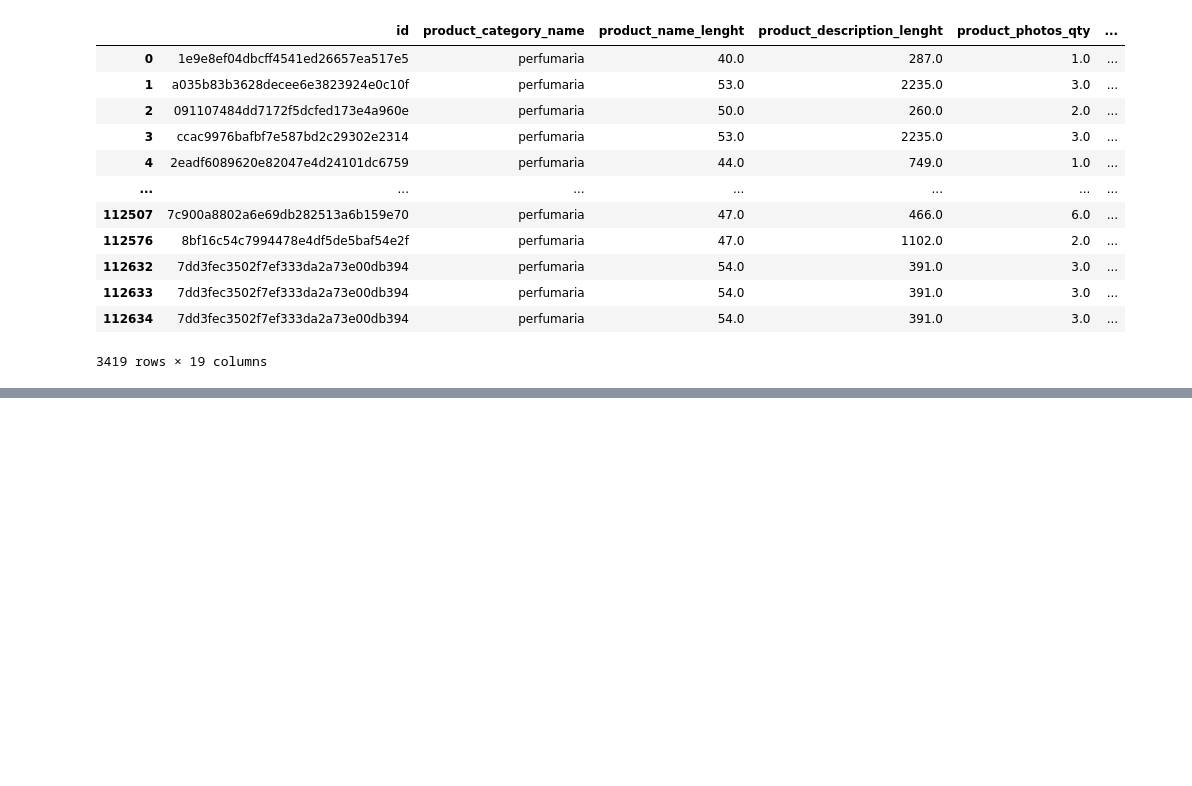
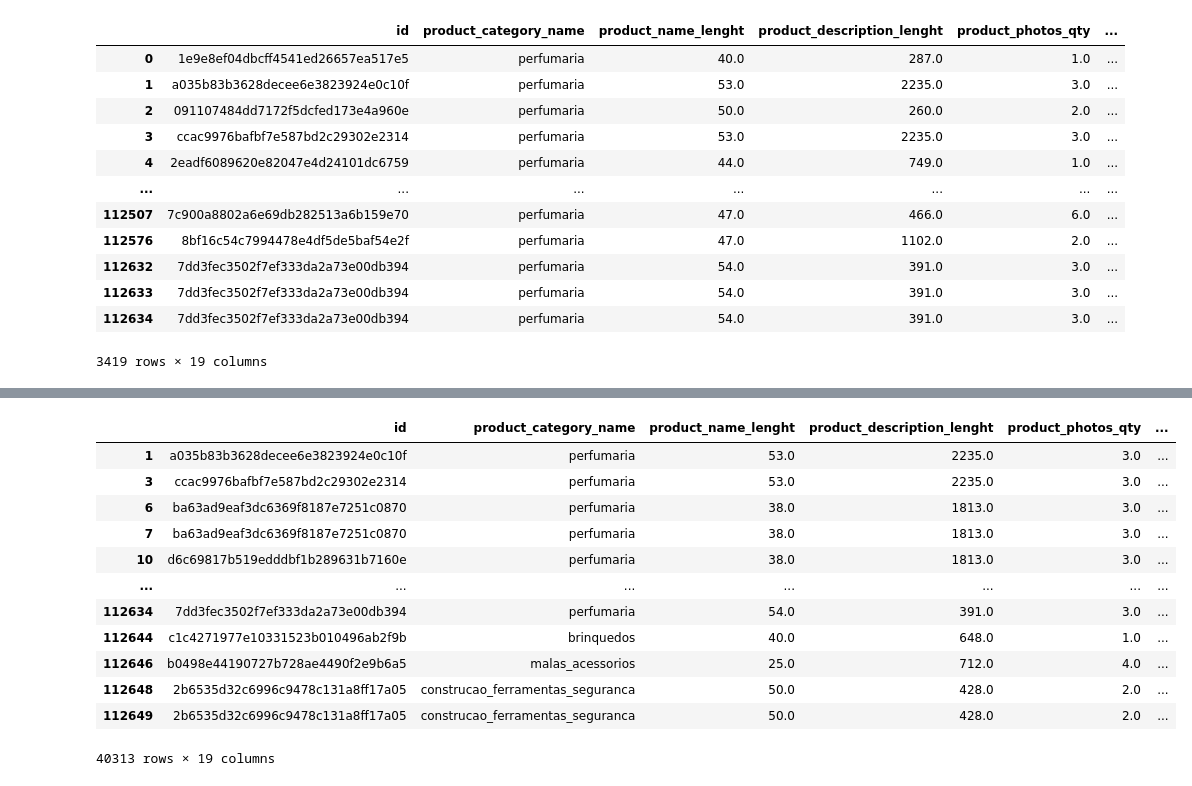
Before and after one commit to andersoncordeiro/ingest-ecom, a Jupyter notebook: analise.ipynb, the cells around one changed output, grey strips where cells are left out. Cells and saved outputs as stored; diff of their text form; code cells hidden in the pictures; blank space fills up the shorter version.

```diff
--- a/analise.ipynb
+++ b/analise.ipynb
@@ -324,0 +343,16 @@ df_products_orders_sellers.query("product_category_name == 'perfumaria'")
+# %%
+df_products_orders_sellers[df_products_orders_sellers['price'] > 100]
+# %% [output]
+|  | id | product_category_name | product_name_lenght | product_description_lenght | product_photos_qty | ... |
+| 1 | a035b83b3628decee6e3823924e0c10f | perfumaria | 53.0 | 2235.0 | 3.0 | ... |
+| 3 | ccac9976bafbf7e587bd2c29302e2314 | perfumaria | 53.0 | 2235.0 | 3.0 | ... |
+| 6 | ba63ad9eaf3dc6369f8187e7251c0870 | perfumaria | 38.0 | 1813.0 | 3.0 | ... |
+| 7 | ba63ad9eaf3dc6369f8187e7251c0870 | perfumaria | 38.0 | 1813.0 | 3.0 | ... |
+| 10 | d6c69817b519edddbf1b289631b7160e | perfumaria | 38.0 | 1813.0 | 3.0 | ... |
+| ... | ... | ... | ... | ... | ... | ... |
+| 112634 | 7dd3fec3502f7ef333da2a73e00db394 | perfumaria | 54.0 | 391.0 | 3.0 | ... |
+| 112644 | c1c4271977e10331523b010496ab2f9b | brinquedos | 40.0 | 648.0 | 1.0 | ... |
+| 112646 | b0498e44190727b728ae4490f2e9b6a5 | malas_acessorios | 25.0 | 712.0 | 4.0 | ... |
+| 112648 | 2b6535d32c6996c9478c131a8ff17a05 | construcao_ferramentas_seguranca | 50.0 | 428.0 | 2.0 | ... |
+| 112649 | 2b6535d32c6996c9478c131a8ff17a05 | construcao_ferramentas_seguranca | 50.0 | 428.0 | 2.0 | ... |
+40313 rows × 19 columns
```
Also changed, not shown: parts of 19 cells of this notebook, 1 other file.
